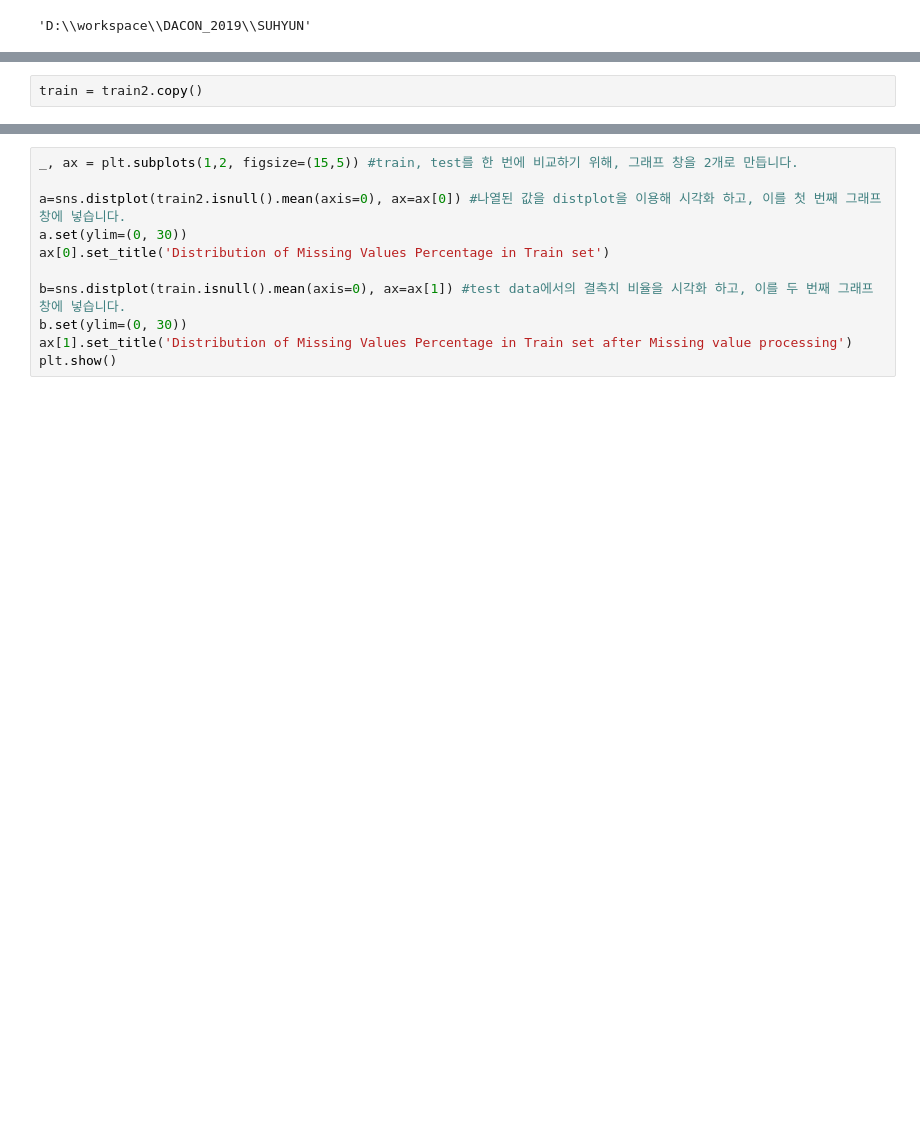
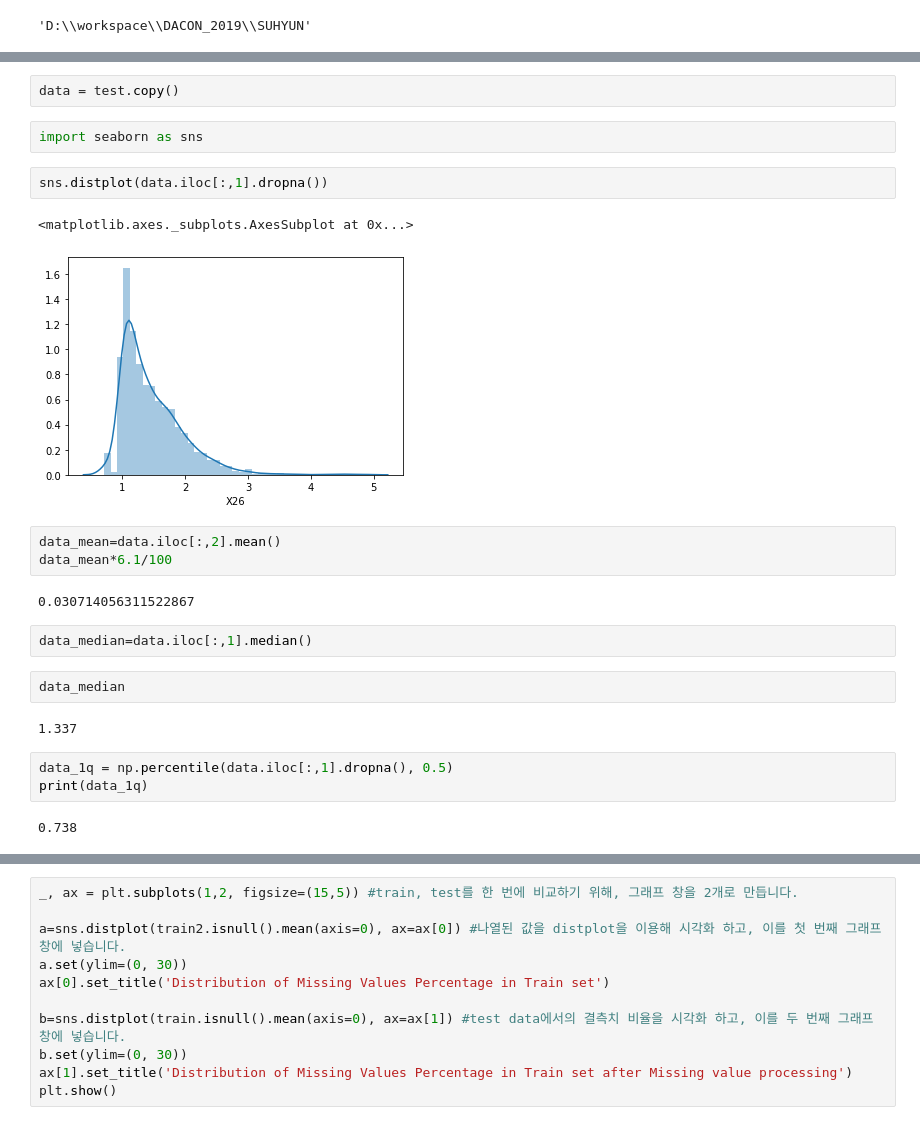
Before and after one commit to yagippi27/DACON_CONTEST_2019, a Jupyter notebook: SUHYUN/DACON_NA.ipynb, the cells around one changed output, grey strips where cells are left out. Cells and saved outputs as stored; diff of their text form; blank space fills up the shorter version.

Commit message:
data analysis

```diff
--- a/SUHYUN/DACON_NA.ipynb
+++ b/SUHYUN/DACON_NA.ipynb
@@ -32,2 +32,25 @@ train2
-# %%
-train = train2.copy()
+# %%
+data = test.copy()
+# %%
+import seaborn as sns
+# %%
+sns.distplot(data.iloc[:,1].dropna())
+# %% [output]
+<matplotlib.axes._subplots.AxesSubplot at 0x...>
+[figure, added]
+# %%
+data_mean=data.iloc[:,2].mean()
+data_mean*6.1/100
+# %% [output]
+0.030714056311522867
+# %%
+data_median=data.iloc[:,1].median()
+# %%
+data_median
+# %% [output]
+1.337
+# %%
+data_1q = np.percentile(data.iloc[:,1].dropna(), 0.5)
+print(data_1q)
+# %% [output]
+0.738
```
Also changed, not shown: parts of 16 cells of this notebook, 6 other files.
